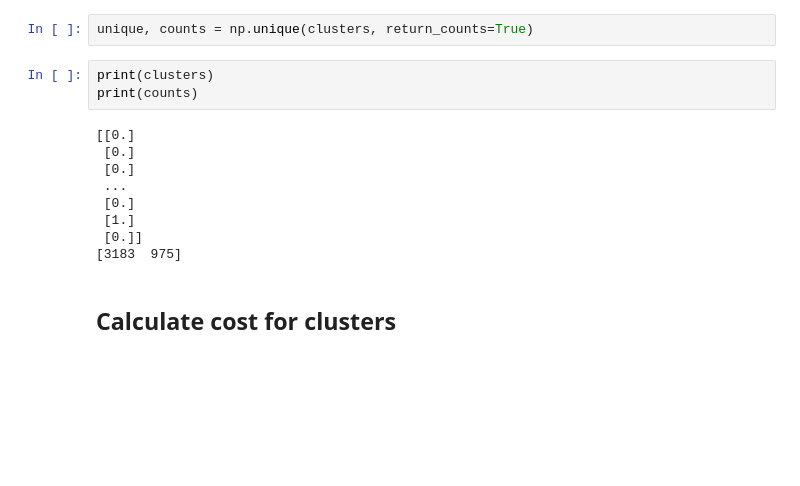
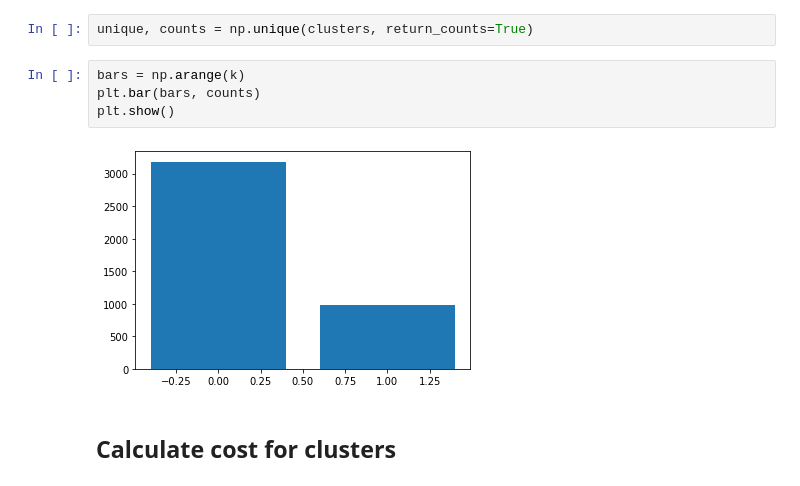
Before and after one commit to gazsi3/graphPartitioningAalto, a Jupyter notebook: readGraph.ipynb, the cells around one changed output. Cells and saved outputs as stored; diff of their text form; blank space fills up the shorter version.

```diff
--- a/readGraph.ipynb
+++ b/readGraph.ipynb
@@ -169,17 +166,11 @@ for j in range(clusters.size):
     clusters[j] = cluster(v[j,:], k_means)
 # %%
 unique, counts = np.unique(clusters, return_counts=True)
-# %%
-print(clusters)
-print(counts)
-# %% [output]
-[[0.]
- [0.]
- [0.]
- ...
- [0.]
- [1.]
- [0.]]
-[3183  975]
+# %%
+bars = np.arange(k)
+plt.bar(bars, counts)
+plt.show()
+# %% [output]
+[figure, added]
 # %% [markdown]
 ## Calculate cost for clusters
```
Also changed, not shown: parts of 13 cells of this notebook, 13 other files.
